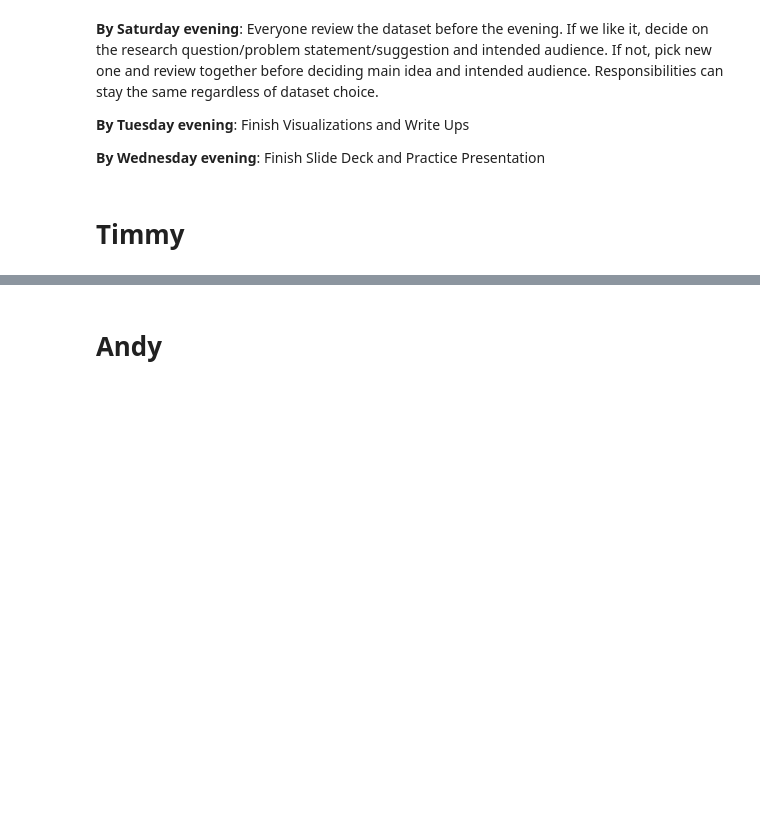
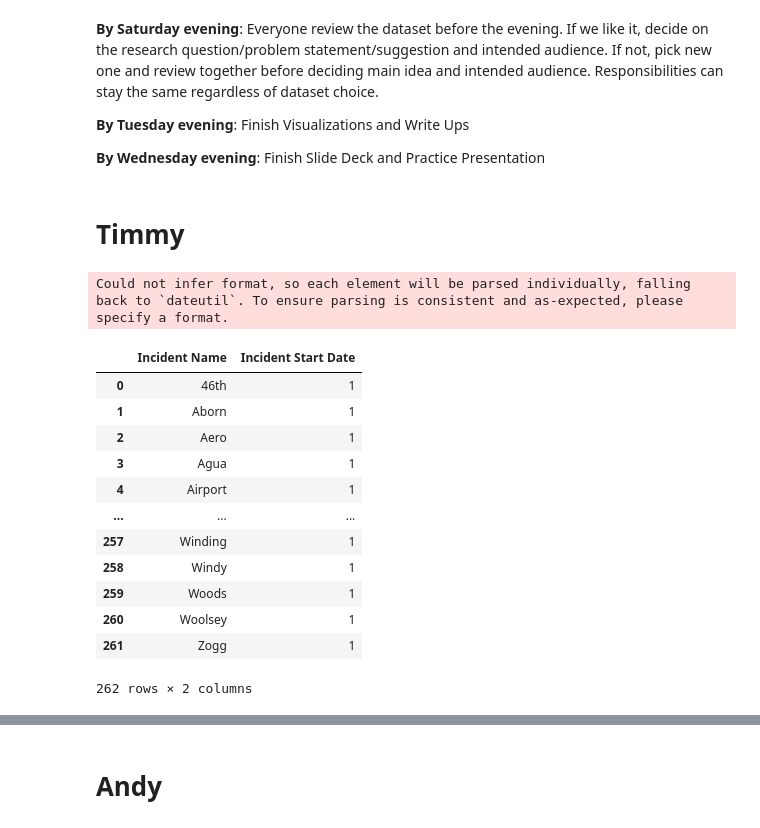
Before and after one commit to ethanrwong/Storytelling_Final_Project, a Jupyter notebook: Final Project_Wong_Ethan_Crosson_Ma.ipynb, the cells around one changed output, grey strips where cells are left out. Cells and saved outputs as stored; diff of their text form; code cells hidden in the pictures; blank space fills up the shorter version.

```diff
--- a/Final Project_Wong_Ethan_Crosson_Ma.ipynb
+++ b/Final Project_Wong_Ethan_Crosson_Ma.ipynb
@@ -320,3 +320,23 @@ dtype: int64
 **By Wednesday evening**: Finish Slide Deck and Practice Presentation
 # %% [markdown]
 # Timmy
+# %%
+fire_df = merged_df.copy()
+# %%
+fire_df['Incident Start Date'] = pd.to_datetime(fire_df['Incident Start Date'])
+fire_df.groupby('Incident Name')['Incident Start Date'].nunique().reset_index()
+# %% [output]
+Could not infer format, so each element will be parsed individually, falling back to `dateutil`. To ensure parsing is consistent and as-expected, please specify a format.
+|  | Incident Name | Incident Start Date |
+| 0 | 46th | 1 |
+| 1 | Aborn | 1 |
+| 2 | Aero | 1 |
+| 3 | Agua | 1 |
+| 4 | Airport | 1 |
+| ... | ... | ... |
+| 257 | Winding | 1 |
+| 258 | Windy | 1 |
+| 259 | Woods | 1 |
+| 260 | Woolsey | 1 |
+| 261 | Zogg | 1 |
+262 rows × 2 columns
```
Also changed, not shown: parts of 5 cells of this notebook.
